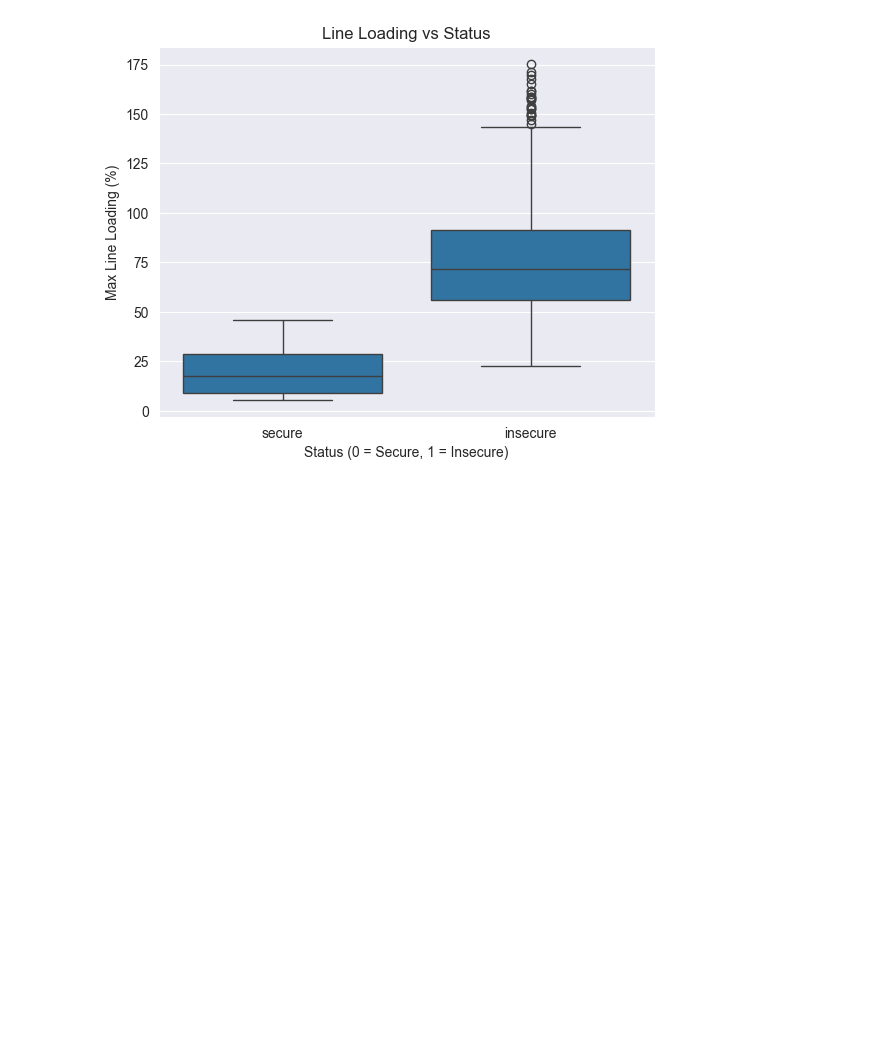
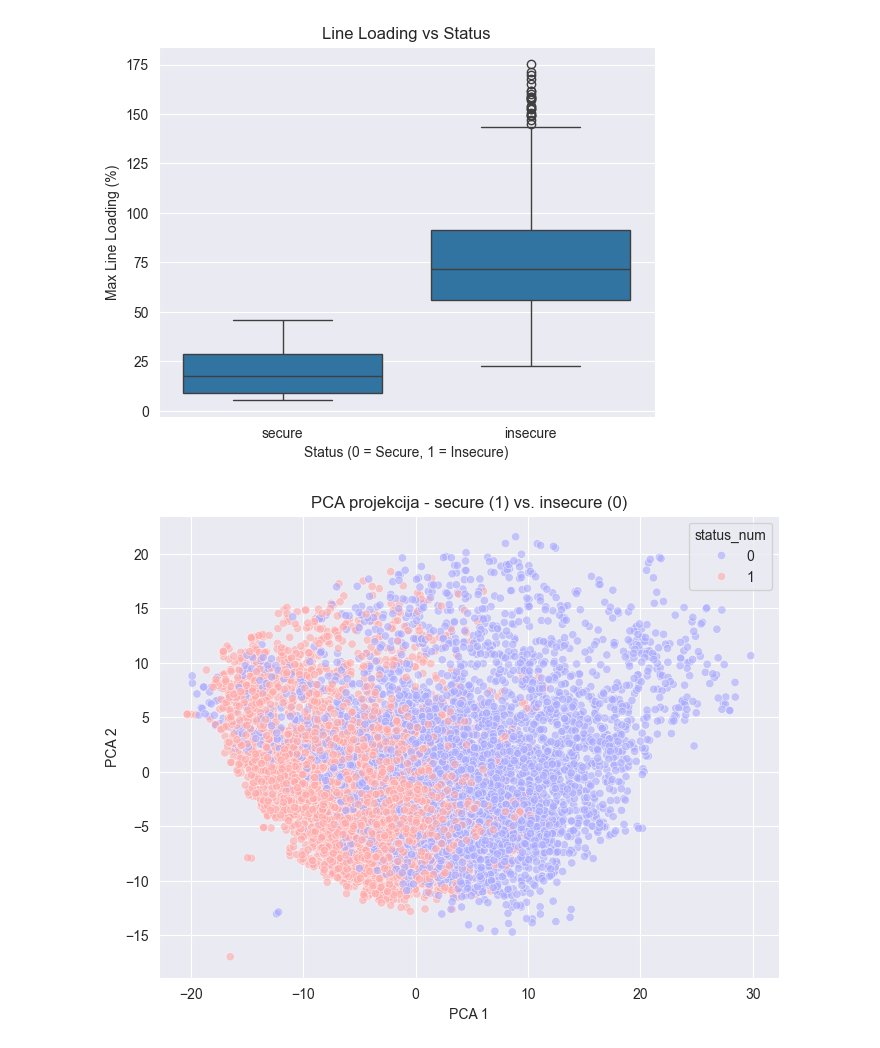
Before and after one commit to HumAIne-JSI/smart-energy-ea, a Jupyter notebook: notebooks/eda_classifier_dataset.ipynb, the cells around one changed output. Saved outputs shown, nothing was run; the diff lists cells and outputs as text; code cells hidden in the pictures; blank space fills up the shorter version.

```diff
--- a/notebooks/eda_classifier_dataset.ipynb
+++ b/notebooks/eda_classifier_dataset.ipynb
@@ -337,3 +339,34 @@ plt.ylabel("Max Line Loading (%)")
 plt.show()
 # %% [output]
 [figure]
+# %%
+# 1) naloži podatke
+df = pd.read_csv('../data/simulation_security_labels_n-1.csv')
+
+# 2) pretvori label v številko
+df["status_num"] = df["status"].map({"secure": 1, "insecure": 0})
+
+# 3) odstrani neuporabne stolpce
+# timestamp in originalni status odstraniš iz X
+X = df.drop(columns=["timestamp", "status", "status_num"])
+
+# 4) impute missing (ker imaš NaNe)
+X = X.fillna(X.mean())
+
+# 5) standardiziraj podatke
+scaler = StandardScaler()
+X_scaled = scaler.fit_transform(X)
+
+# 6) PCA
+pca = PCA(n_components=2)
+X_pca = pca.fit_transform(X_scaled)
+
+# 7) plot
+plt.figure(figsize=(8,6))
+sns.scatterplot(x=X_pca[:,0], y=X_pca[:,1], hue=df["status_num"], palette="bwr", alpha=0.6)
+plt.title("PCA projekcija - secure (1) vs. insecure (0)")
+plt.xlabel("PCA 1")
+plt.ylabel("PCA 2")
+plt.show()
+# %% [output]
+[figure, added]
```
Also changed, not shown: parts of 7 cells of this notebook, 31 other files.
